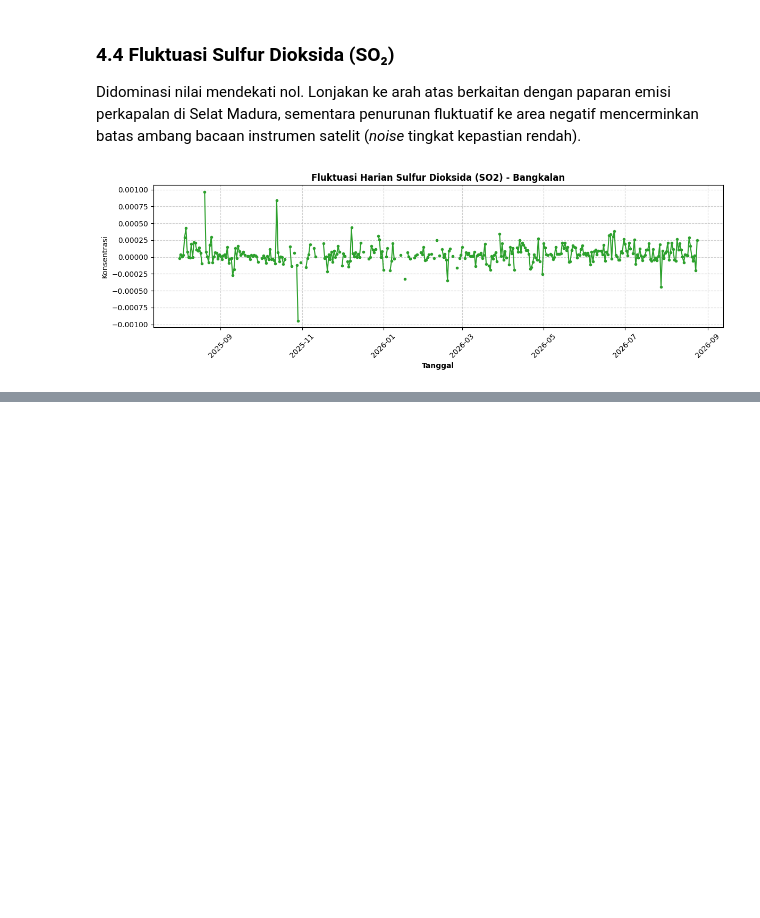
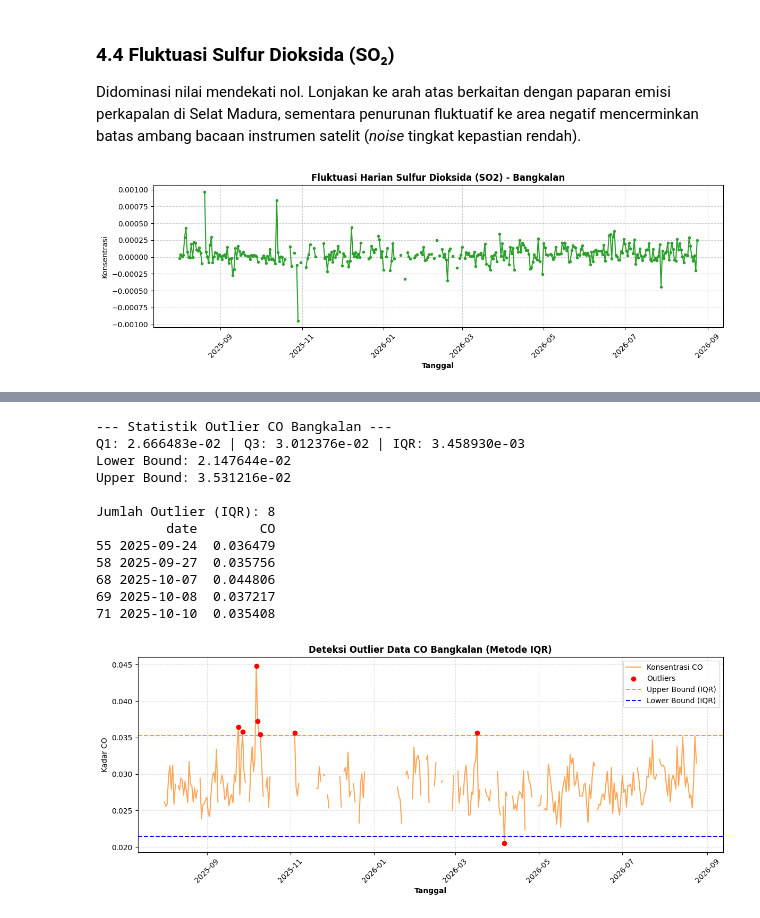
Before and after one commit to Fahdimas/PSD, a Jupyter notebook: _sources/Materi/Polusi.ipynb, the cells around one changed output, grey strips where cells are left out. Saved outputs shown, nothing was run; the diff lists cells and outputs as text; code cells hidden in the pictures; blank space fills up the shorter version.

```diff
--- a/_sources/Materi/Polusi.ipynb
+++ b/_sources/Materi/Polusi.ipynb
@@ -273,0 +348,49 @@ plt.show()
+# %%
+gas_target = 'CO'
+
+data_bersih = df[gas_target].dropna()
+Q1 = data_bersih.quantile(0.25)
+Q3 = data_bersih.quantile(0.75)
+IQR = Q3 - Q1
+
+lower_bound = Q1 - 1.5 * IQR
+upper_bound = Q3 + 1.5 * IQR
+
+print(f"--- Statistik Outlier {gas_target} Bangkalan ---")
+print(f"Q1: {Q1:.6e} | Q3: {Q3:.6e} | IQR: {IQR:.6e}")
+print(f"Lower Bound: {lower_bound:.6e}")
+print(f"Upper Bound: {upper_bound:.6e}")
+
+outliers_iqr = df[(df[gas_target] < lower_bound) | (df[gas_target] > upper_bound)]
+print(f"\nJumlah Outlier (IQR): {len(outliers_iqr)}")
+print(outliers_iqr[['date', gas_target]].head())
+
+plt.figure(figsize=(12, 5))
+plt.plot(df['date'], df[gas_target], label=f"Konsentrasi {gas_target}", linewidth=1.5, color='tab:orange', alpha=0.7)
+plt.scatter(outliers_iqr['date'], outliers_iqr[gas_target], color='red', marker='o', label="Outliers", zorder=5)
+
+plt.axhline(upper_bound, color='orange', linestyle='dashed', label="Upper Bound (IQR)")
+plt.axhline(lower_bound, color='blue', linestyle='dashed', label="Lower Bound (IQR)")
+
+plt.title(f"Deteksi Outlier Data {gas_target} Bangkalan (Metode IQR)", fontweight='bold')
+plt.xlabel("Tanggal", fontweight='bold')
+plt.ylabel(f"Kadar {gas_target}")
+plt.legend()
+plt.grid(True, linestyle='--', alpha=0.4)
+plt.xticks(rotation=45)
+plt.tight_layout()
+plt.show()
+# %% [output]
+--- Statistik Outlier CO Bangkalan ---
+Q1: 2.666483e-02 | Q3: 3.012376e-02 | IQR: 3.458930e-03
+Lower Bound: 2.147644e-02
+Upper Bound: 3.531216e-02
+
+Jumlah Outlier (IQR): 8
+         date        CO
+55 2025-09-24  0.036479
+58 2025-09-27  0.035756
+68 2025-10-07  0.044806
+69 2025-10-08  0.037217
+71 2025-10-10  0.035408
+[figure, added]
```
Also changed, not shown: parts of 9 cells of this notebook, 7 other files.
